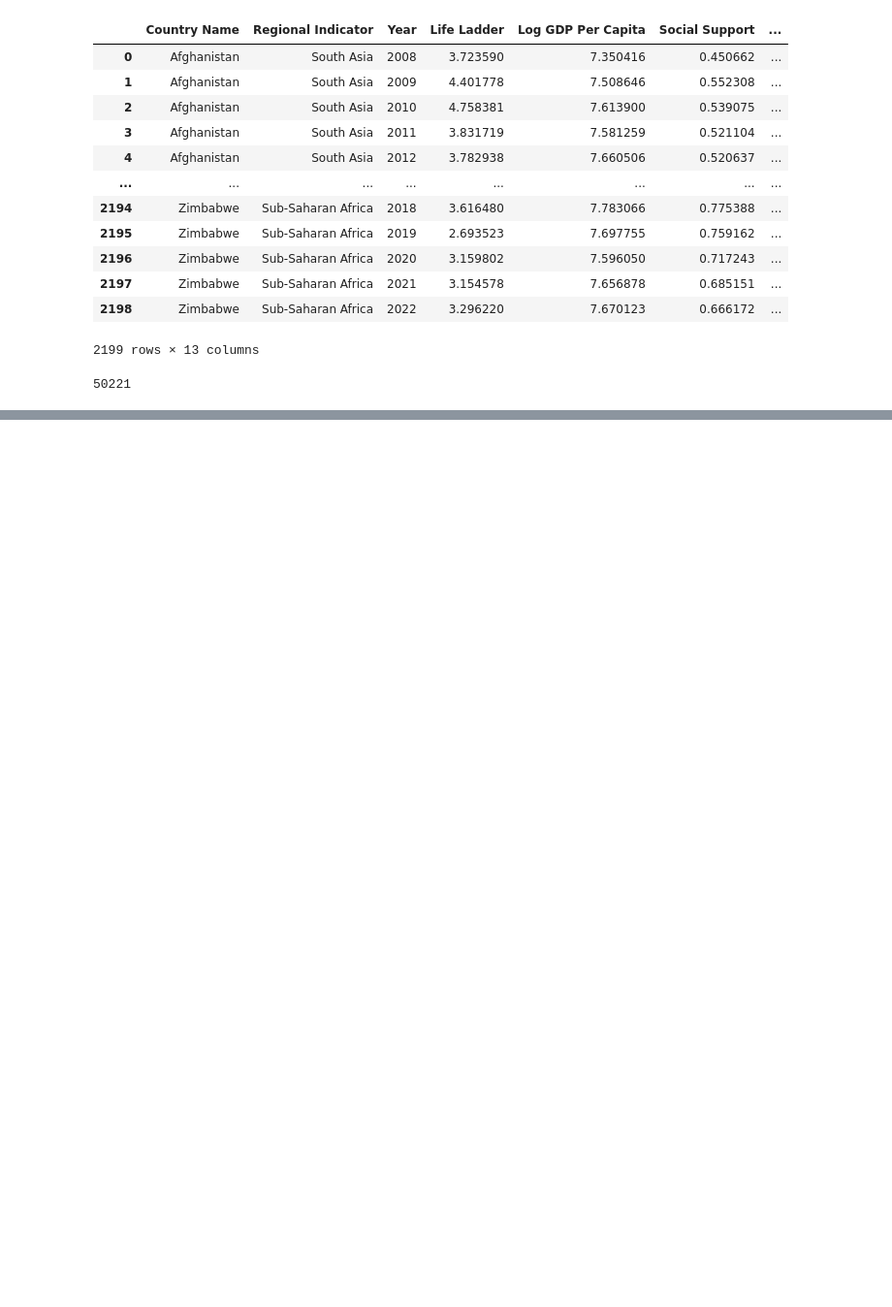
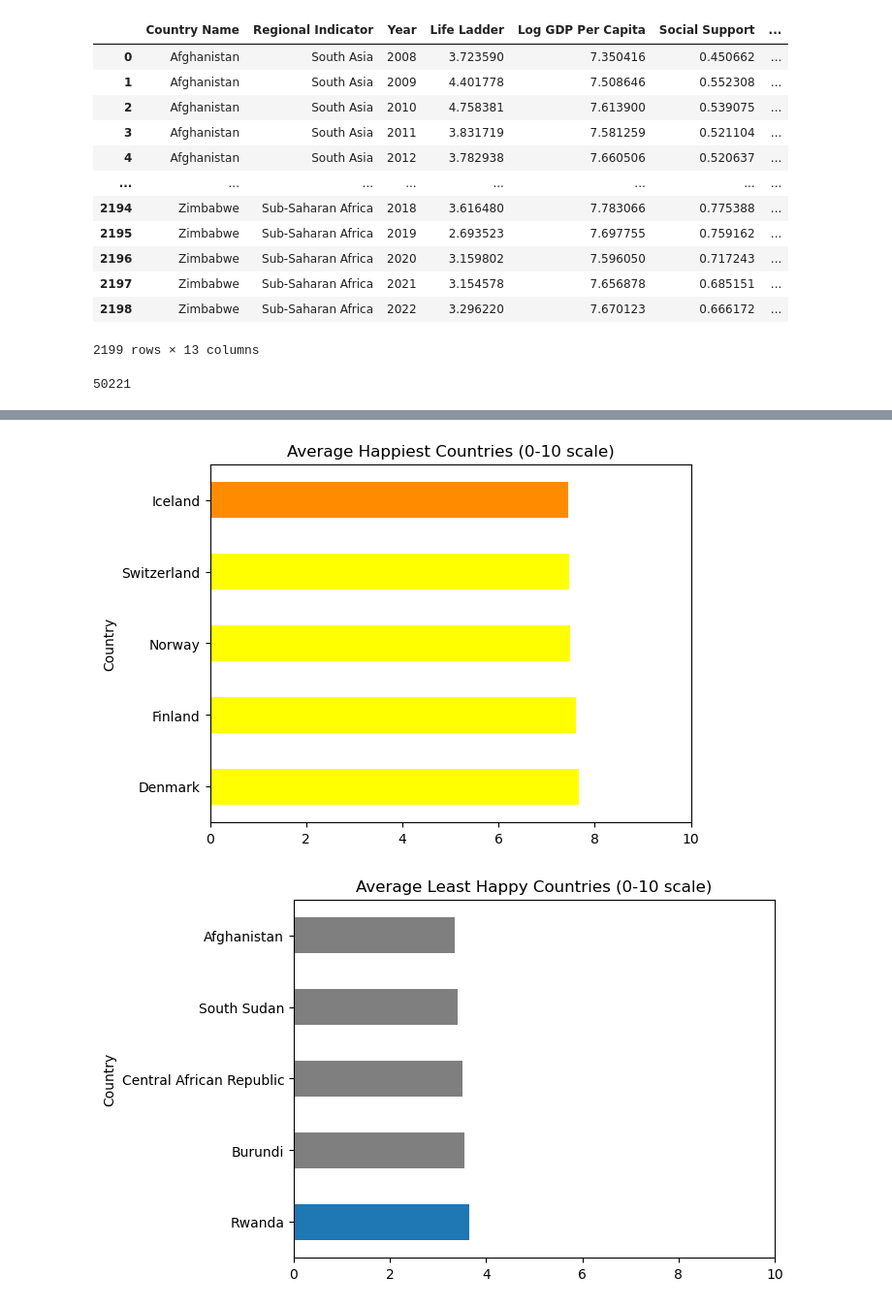
Before and after one commit to amylovesdogs/Group7Project1, a Jupyter notebook: happiness.ipynb, the cells around one changed output, grey strips where cells are left out. Shown at 97% size. Saved outputs shown, nothing was run; the diff lists cells and outputs as text; code cells hidden in the pictures; blank space fills up the shorter version.

Commit message:
Amys code for ranking and trends of happiness scores

```diff
--- a/happiness.ipynb
+++ b/happiness.ipynb
@@ -30,0 +58,6 @@ worldHappinessData
+# %%
+averagesData =  worldHappinessData.groupby(['Country Name']).mean()
+averagesData = averagesData.drop('Year', axis=1)
+averagesSorted = averagesData.sort_values(by=['Life Ladder'],ascending=False)
+averagesSorted.reset_index(inplace=True)
+averagesSorted
@@ -30,0 +78,11 @@ worldHappinessData
+# %%
+# graph the highest and lowest 5 average happiness scores
+top_colors = ['yellow','yellow','yellow','yellow', 'darkorange']
+bottom_colors = ['tab:blue','tab:gray','tab:gray','tab:gray','tab:gray']
+ret = averagesSorted.iloc[0:5].plot(kind="barh", color=top_colors, x='Country Name', y='Life Ladder', xlabel='Country',ylabel='Happiness Score (0-10)', legend=False, title="Average Happiest Countries (0-10 scale)",xlim=[0,10])
+plt.savefig("Output/AverageHappiestTop5")
+ret = averagesSorted.iloc[-5:].plot(kind="barh", color=bottom_colors, x='Country Name', y='Life Ladder', xlabel='Country',ylabel='Happiness Score (0-10)', legend=False, title="Average Least Happy Countries (0-10 scale)",xlim=[0,10])
+plt.savefig("Output/AverageHappiestBottom5")
+# %% [output]
+[figure, added]
+[figure, added]
```
Also changed, not shown: parts of 13 cells of this notebook, 52 other files.
